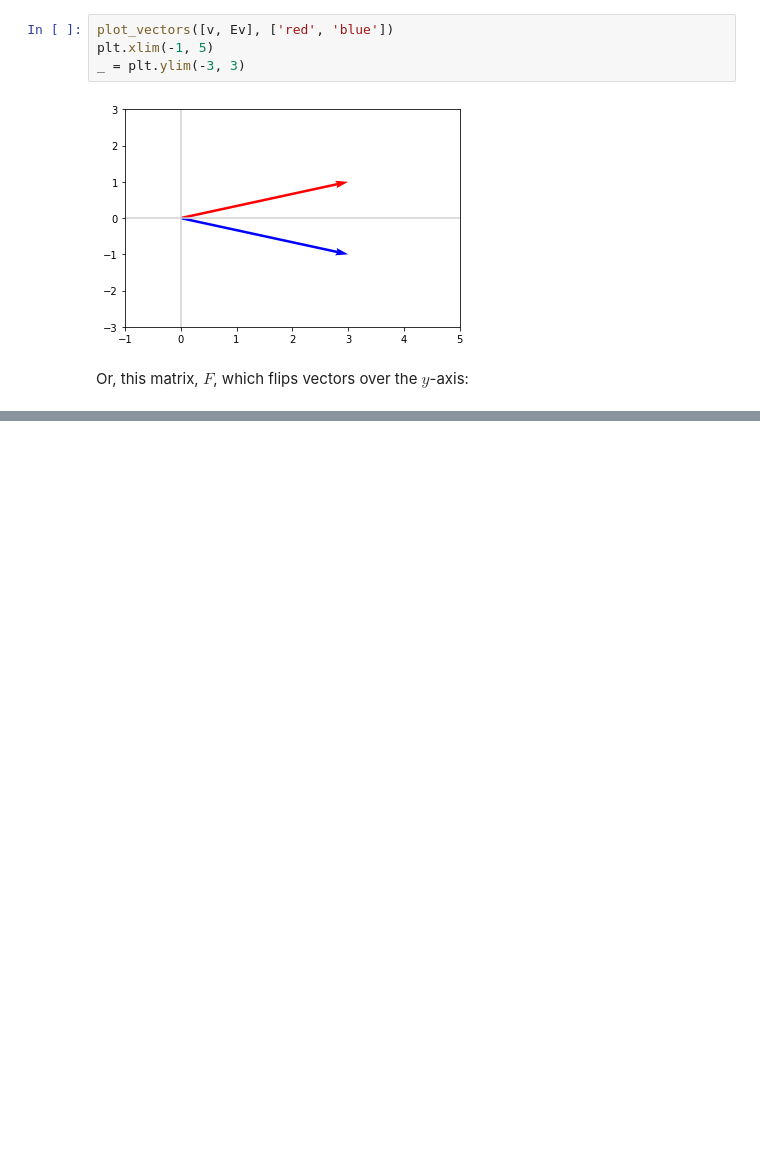
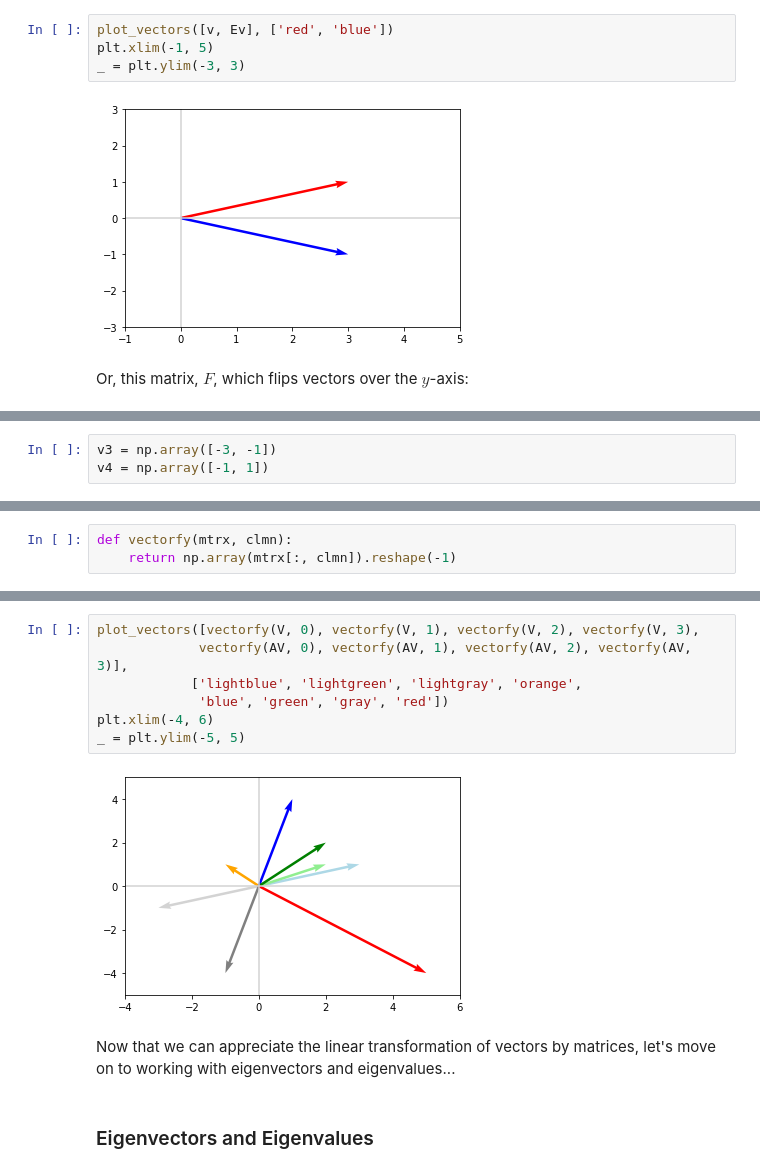
Before and after one commit to irawan09/Machine_Learning, a Jupyter notebook: Mathematical Foundations of ML/2 - Linear Algebra II.ipynb, the cells around one changed output, grey strips where cells are left out. Saved outputs shown, nothing was run; the diff lists cells and outputs as text; blank space fills up the shorter version.

```diff
--- a/Mathematical Foundations of ML/2 - Linear Algebra II.ipynb
+++ b/Mathematical Foundations of ML/2 - Linear Algebra II.ipynb
@@ -265,0 +327,3 @@ F = np.array([[]])
+# %%
+v3 = np.array([-3, -1])
+v4 = np.array([-1, 1])
@@ -265,0 +352,3 @@ F = np.array([[]])
+# %%
+def vectorfy(mtrx, clmn):
+    return np.array(mtrx[:, clmn]).reshape(-1)
@@ -265,0 +363,13 @@ F = np.array([[]])
+# %%
+plot_vectors([vectorfy(V, 0), vectorfy(V, 1), vectorfy(V, 2), vectorfy(V, 3),
+             vectorfy(AV, 0), vectorfy(AV, 1), vectorfy(AV, 2), vectorfy(AV, 3)],
+            ['lightblue', 'lightgreen', 'lightgray', 'orange',
+             'blue', 'green', 'gray', 'red'])
+plt.xlim(-4, 6)
+_ = plt.ylim(-5, 5)
+# %% [output]
+[figure, added]
+# %% [markdown]
+Now that we can appreciate the linear transformation of vectors by matrices, let's move on to working with eigenvectors and eigenvalues...
+# %% [markdown]
+### Eigenvectors and Eigenvalues
```
Also changed, not shown: parts of 31 cells of this notebook.
